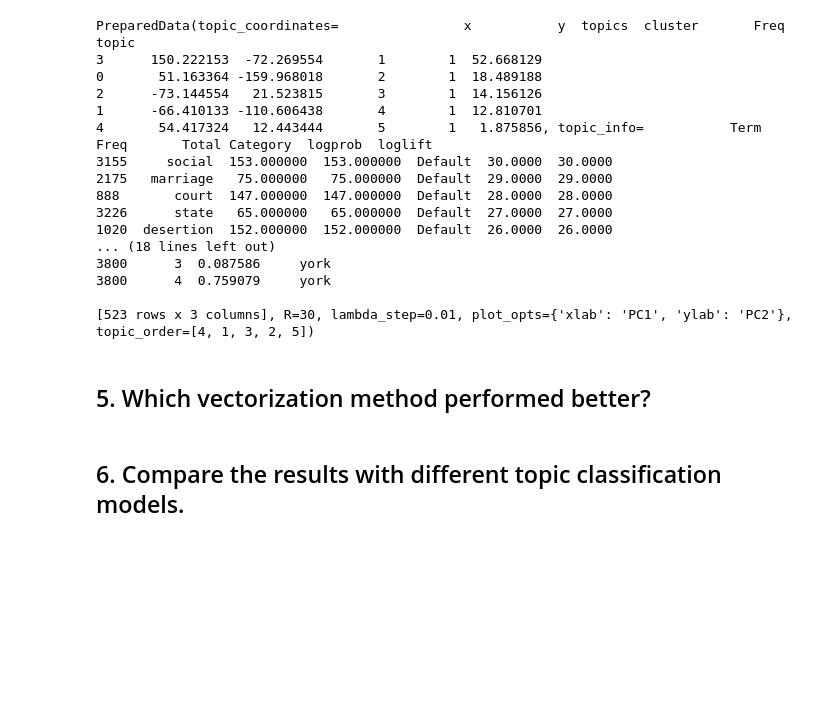
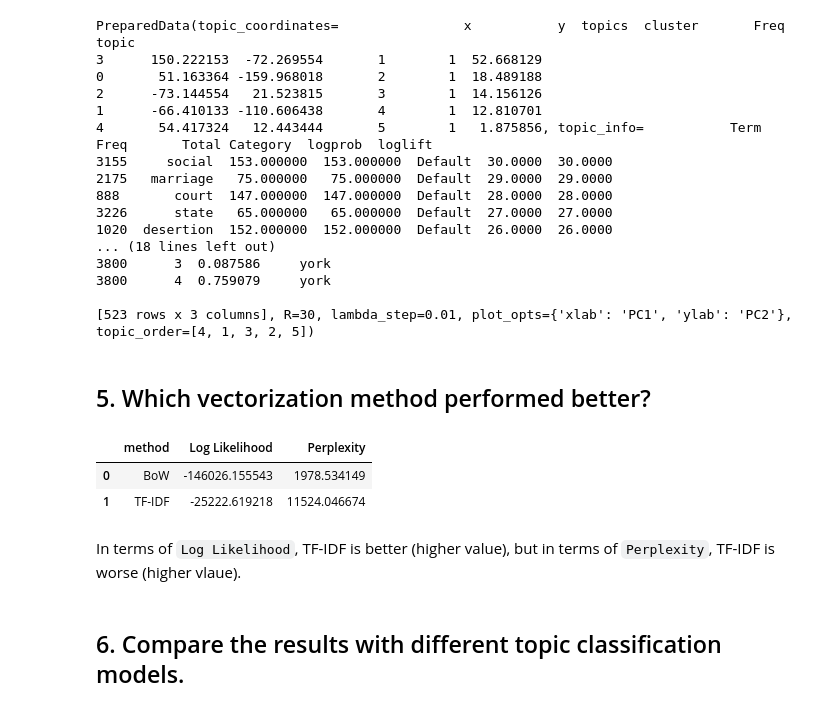
Before and after one commit to juberrahman/NLP-for-Business, a Jupyter notebook: project2/AAmorado.ipynb, the cells around one changed output. Saved outputs shown, nothing was run; the diff lists cells and outputs as text; code cells hidden in the pictures; blank space fills up the shorter version.

```diff
--- a/project2/AAmorado.ipynb
+++ b/project2/AAmorado.ipynb
@@ -111,3 +111,23 @@ print("Perplexity: ", bow_pipeline['lda'].perplexity(bow_pipeline['bow'].transfo
 # %% [output]
 Log Likelihood:  -146026.15554281248
 Perplexity:  1978.534148551787
+# %%
+tfidf_pipeline = Pipeline(
+    [
+        ("tfidf", TfidfVectorizer(
+            tokenizer=tokenizer,
+            stop_words=stopwords.words('english')
+        )),
+        ("lda", LatentDirichletAllocation(
+            n_components=5,
+            max_iter=10,
+            learning_method='online',
+            random_state=100,
+            batch_size=128,
+            evaluate_every=-1,
+            n_jobs = -1
+        )),
+    ]
+)
+# %%
+tfidf_pipeline.fit(docs)
@@ -163,6 +207,26 @@ topic
 [523 rows x 3 columns], R=30, lambda_step=0.01, plot_opts={'xlab': 'PC1', 'ylab': 'PC2'}, topic_order=[4, 1, 3, 2, 5])
 # %% [markdown]
 ## 5. Which vectorization method performed better?
+# %%
+scores = [
+    {
+        'method': 'BoW',
+        'Log Likelihood': bow_pipeline.score(docs),
+        'Perplexity': bow_pipeline['lda'].perplexity(bow_pipeline['bow'].transform(docs))
+    },
+    {
+        'method': 'TF-IDF',
+        'Log Likelihood': tfidf_pipeline.score(docs),
+        'Perplexity': tfidf_pipeline['lda'].perplexity(tfidf_pipeline['tfidf'].transform(docs))
+    }
+]
+pd.DataFrame.from_records(scores)
+# %% [output]
+|  | method | Log Likelihood | Perplexity |
+| 0 | BoW | -146026.155543 | 1978.534149 |
+| 1 | TF-IDF | -25222.619218 | 11524.046674 |
+# %% [markdown]
+In terms of `Log Likelihood`, TF-IDF is better (higher value), but in terms of `Perplexity`, TF-IDF is worse (higher vlaue).
 # %% [markdown]
 ## 6. Compare the results with different topic classification models.
 # %% [markdown]
```
Also changed, not shown: parts of 2 cells of this notebook.
